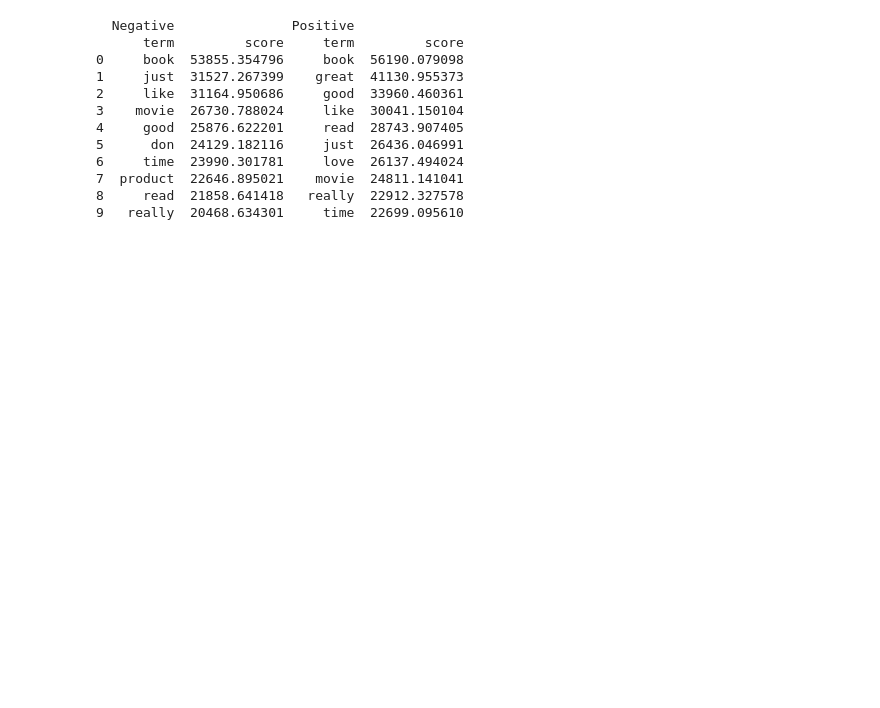
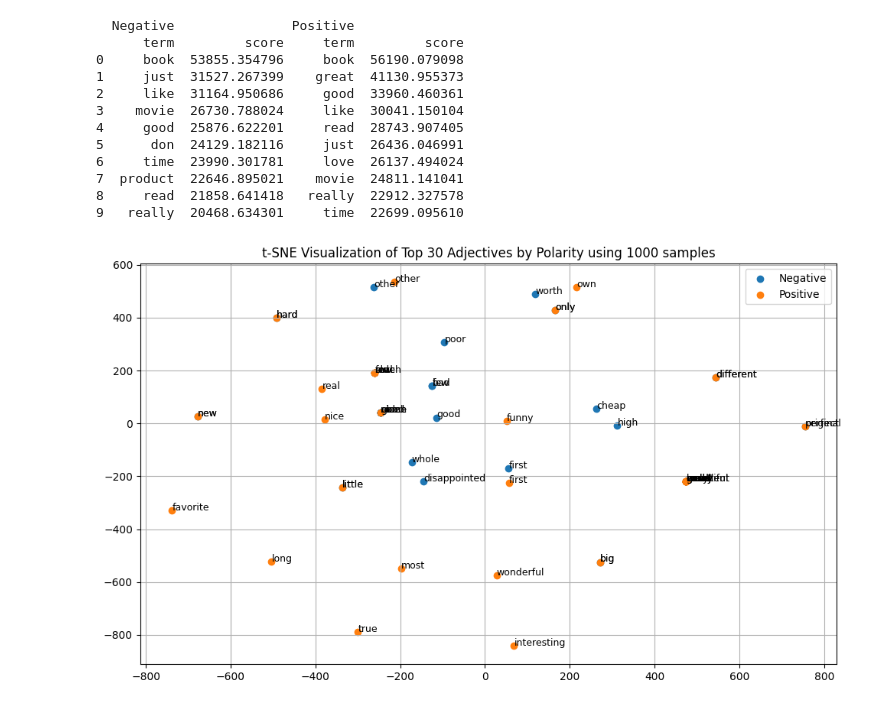
Before and after one commit to tmsprks/IE7500-GroupProject, a Jupyter notebook: SA-NLP.ipynb, the cells around one changed output. Saved outputs shown, nothing was run; the diff lists cells and outputs as text; code cells hidden in the pictures; blank space fills up the shorter version.

Commit message:
Added additional EDAs to SA-NLP.ipynb that requires updating requirements.txt (spacy).

```diff
--- a/SA-NLP.ipynb
+++ b/SA-NLP.ipynb
@@ -334,3 +336,82 @@ print(combined_tfidf)
 7  product  22646.895021    movie  24811.141041
 8     read  21858.641418   really  22912.327578
 9   really  20468.634301     time  22699.095610
+# %%
+###
+### Visualize the top 30 or so adjectives from both positive and negative reviews.  Only sample a representive set of reviews.
+### Use tSNE to perform embedding dimensionality reduction in order to visualize the adjectives in 2D.
+##
+
+### Load spacy medium size vocabulary since it contains embeddings
+nlp = spacy.load("en_core_web_md")
+
+### Variables to control the different sizing
+random_state_seed = 101
+num_review_sample_size = 1000
+top_n_common_adjectives = 30
+tsne_perplexity_value = 5
+tsne_max_iter = 1000
+tsne_num_dim = 2
+
+##
+### Extract positive and negative polarity reviews, only extract num_review_sample_size samples to
+### minimize the processing time.  Otherwise, extracting all the reviews will take a long time
+###
+neg_texts = df[df[KaggleDataSet.get_kaggle_polarity_column_name()] == 1][KaggleDataSet.get_review_column_name()].sample(n=num_review_sample_size, random_state=random_state_seed)
+pos_texts = df[df[KaggleDataSet.get_kaggle_polarity_column_name()] == 2][KaggleDataSet.get_review_column_name()].sample(n=num_review_sample_size, random_state=random_state_seed)
+
+###
+### Internal function to extract adjectives
+###
+def extract_adjectives(texts):
+    adjectives = []
+
+    ### Do not load the "ner" (Name Entity Recognition) or "parser" (sentence structure parsing) components
+    ### into the spacy pipeline in order to reduce processing time.
+    for doc in nlp.pipe(texts, batch_size=1000, disable=["ner", "parser"]):
+
+        ### Check the part of speech (POS) of each token and only pick tokens that are "ADJectives"
+        adjectives += [token.lemma_.lower() for token in doc if token.pos_ == "ADJ"]
+    return adjectives
+
+neg_adjs = extract_adjectives(neg_texts)
+pos_adjs = extract_adjectives(pos_texts)
+
+### From both the positive and negative adjectives, only pick out the top_n_common_adjectives
+neg_top = [word for word, _ in Counter(neg_adjs).most_common(top_n_common_adjectives)]
+pos_top = [word for word, _ in Counter(pos_adjs).most_common(top_n_common_adjectives)]
+
+#### Combine all the adjectives but ensure we have the adjective's polarity in a parallel vector
+all_adjs = neg_top + pos_top
+polarities = ["Negative"] * len(neg_top) + ["Positive"] * len(pos_top)
+
+### Get the spacy embedding of all the adjectives.
+vectors = np.array([nlp(word).vector for word in all_adjs])
+
+### t-SNE dimensionality reduction of the emebddings to 2D in order to visualize it
+tsne = TSNE(n_components=tsne_num_dim,
+            random_state=random_state_seed,
+            perplexity=tsne_perplexity_value,
+            max_iter=tsne_max_iter)
+reduced = tsne.fit_transform(vectors)
+
+df_plot = pd.DataFrame({
+    "adjective": all_adjs,
+    "x": reduced[:, 0],
+    "y": reduced[:, 1],
+    "polarity": polarities
+})
+
+plt.figure(figsize=(10, 6))
+for label in df_plot["polarity"].unique():
+    subset = df_plot[df_plot["polarity"] == label]
+    plt.scatter(subset["x"], subset["y"], label=label)
+    for _, row in subset.iterrows():
+        plt.text(row["x"] + 0.5, row["y"] + 0.5, row["adjective"], fontsize=9)
+plt.title(f"t-SNE Visualization of Top {top_n_common_adjectives} Adjectives by Polarity using {num_review_sample_size} samples")
+plt.legend()
+plt.grid(True)
+plt.tight_layout()
+plt.show()
+# %% [output]
+[figure, added]
```
Also changed, not shown: parts of 9 cells of this notebook, 1 other file.
